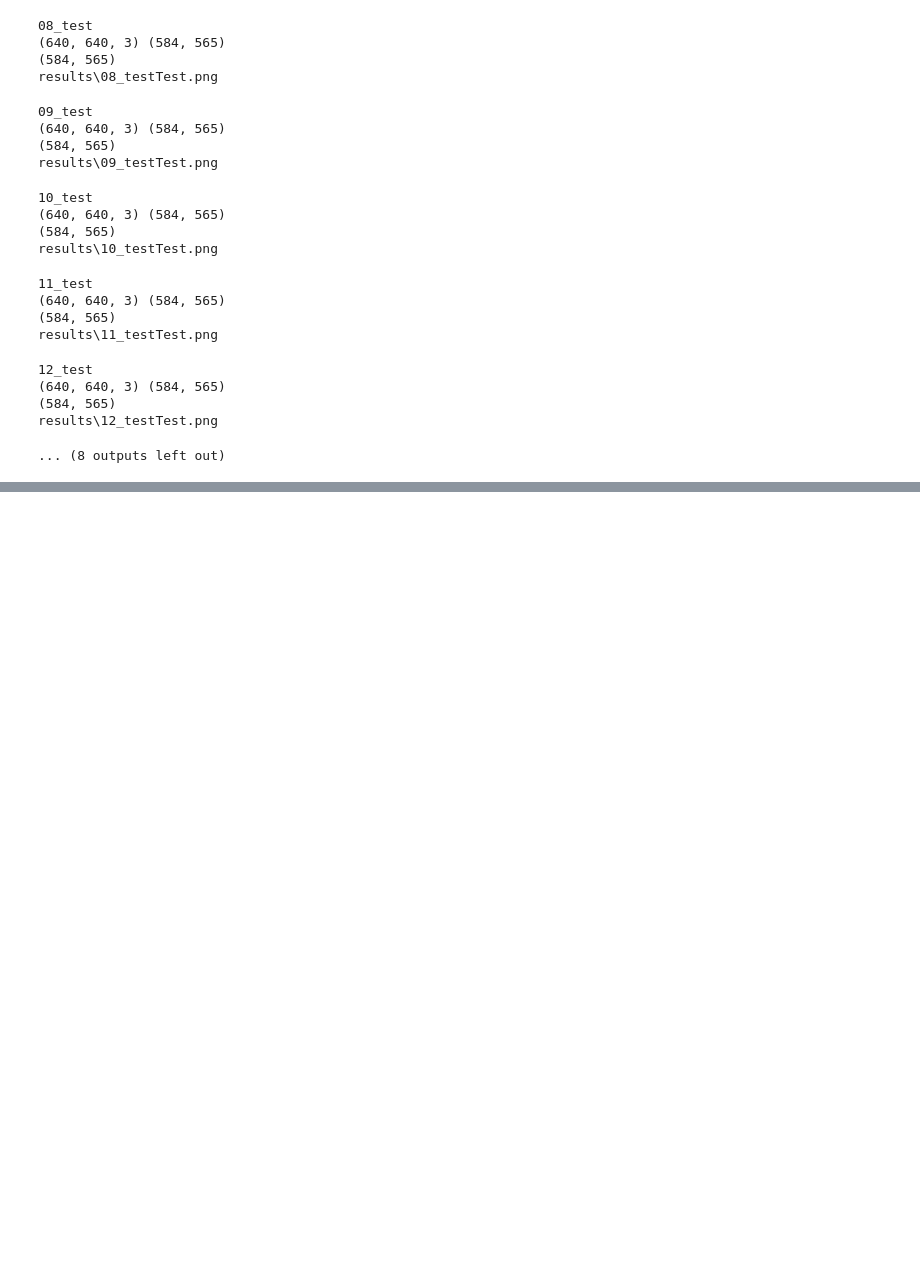
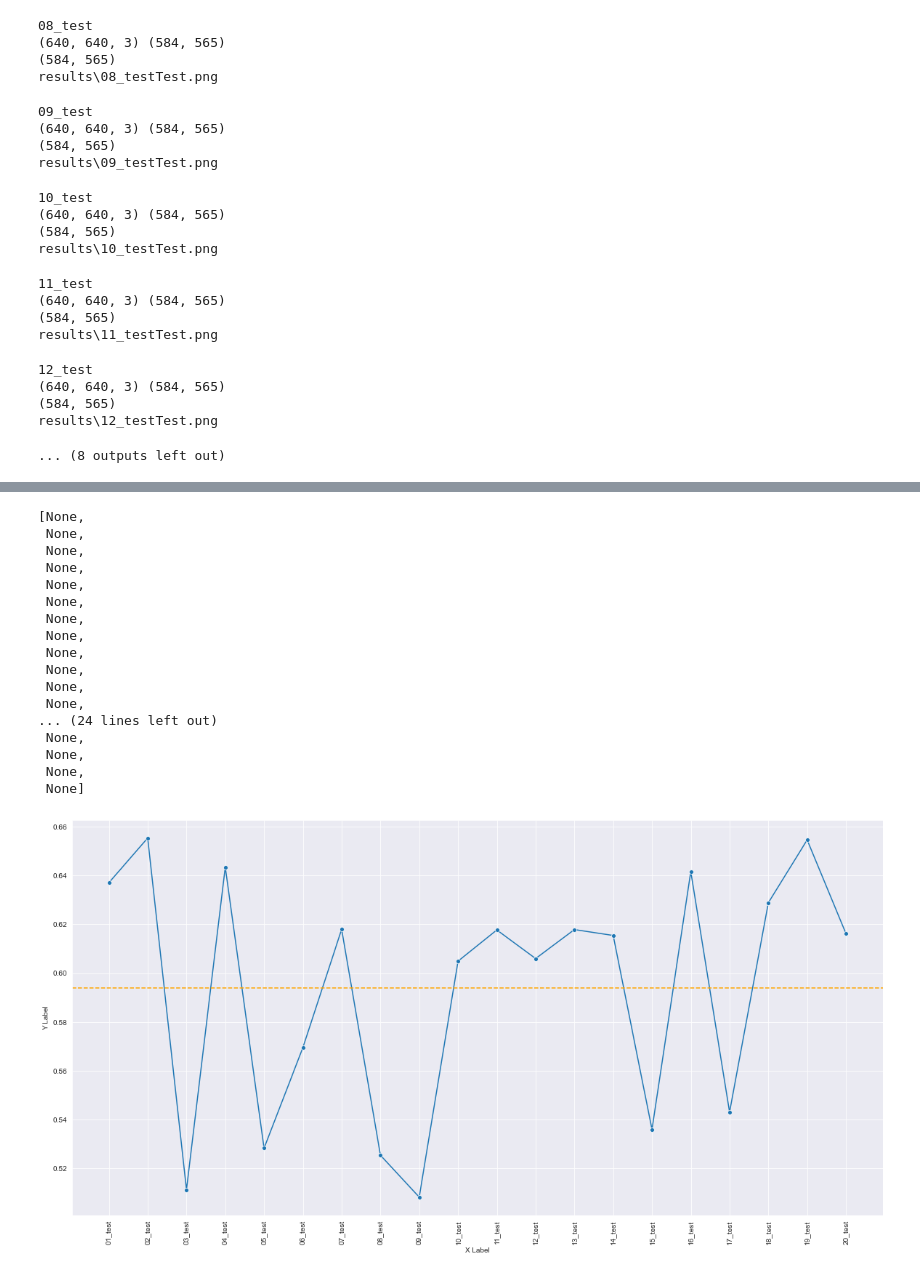
Before and after one commit to ShirsenduRyo/Digital-Retinal-Image-Vessel-Extraction, a Jupyter notebook: Evaluation.ipynb, the cells around one changed output, grey strips where cells are left out. Cells and saved outputs as stored; diff of their text form; code cells hidden in the pictures; blank space fills up the shorter version.

```diff
--- a/Evaluation.ipynb
+++ b/Evaluation.ipynb
@@ -283,3 +287,29 @@ df
 # df.to_csv("files/score.csv")
 # %%
 import seaborn as sns
+# %%
+plt.figure(figsize=(20, 10))
+sns.set_style("darkgrid")
+ax = sns.lineplot(data=df, x="Image", y="Jaccard", marker = "o")
+ax.axhline(df["Jaccard"].mean(), color="orange", linestyle="--")
+ax.set(xlabel="X Label", ylabel = "Y Label")
+plt.setp(ax.get_xticklabels(), rotation=90)
+# %% [output]
+[None,
+ None,
+ None,
+ None,
+ None,
+ None,
+ None,
+ None,
+ None,
+ None,
+ None,
+ None,
+... (24 lines left out)
+ None,
+ None,
+ None,
+ None]
+[figure, added]
```
Also changed, not shown: parts of 8 cells of this notebook.
